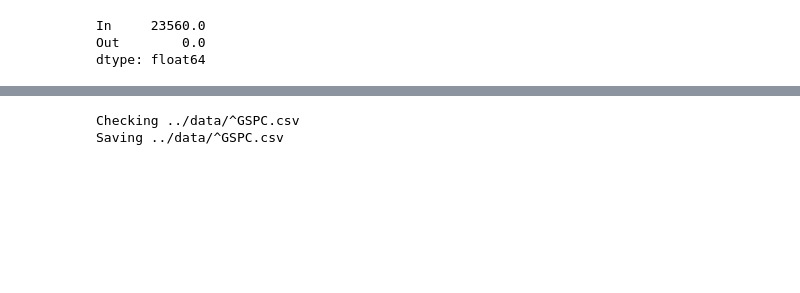
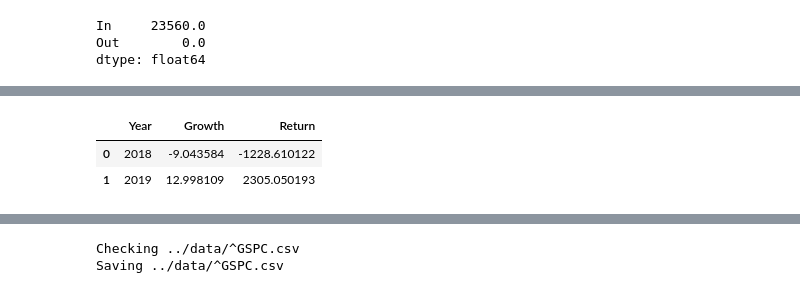
Before and after one commit to ahwkuepper/portfolios, a Jupyter notebook: notebooks/MyPortfolios.ipynb, the cells around one changed output, grey strips where cells are left out. Saved outputs shown, nothing was run; the diff lists cells and outputs as text; code cells hidden in the pictures; blank space fills up the shorter version.

```diff
--- a/notebooks/MyPortfolios.ipynb
+++ b/notebooks/MyPortfolios.ipynb
@@ -182,3 +197,9 @@ rh.data_growth.plot(y="Growth")
+# %%
+rh_alt.get_performance()
+# %% [output]
+|  | Year | Growth | Return |
+| 0 | 2018 | -9.043584 | -1228.610122 |
+| 1 | 2019 | 12.998109 | 2305.050193 |
 # %%
 rh.get_performance()
 # %% [output]
```
Also changed, not shown: parts of 52 cells of this notebook, 11 other files.
